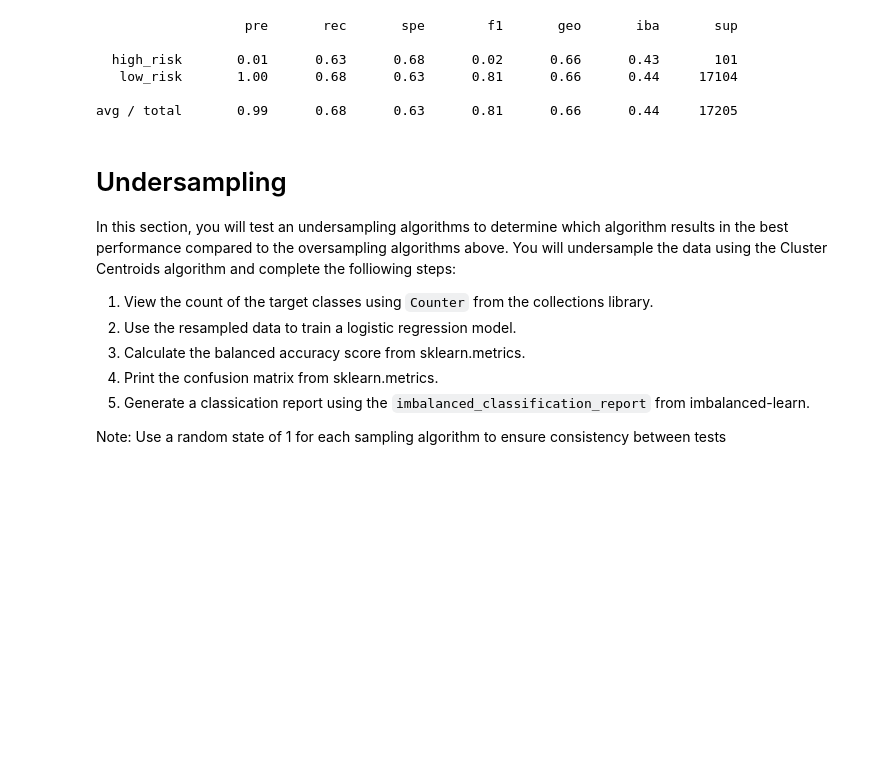
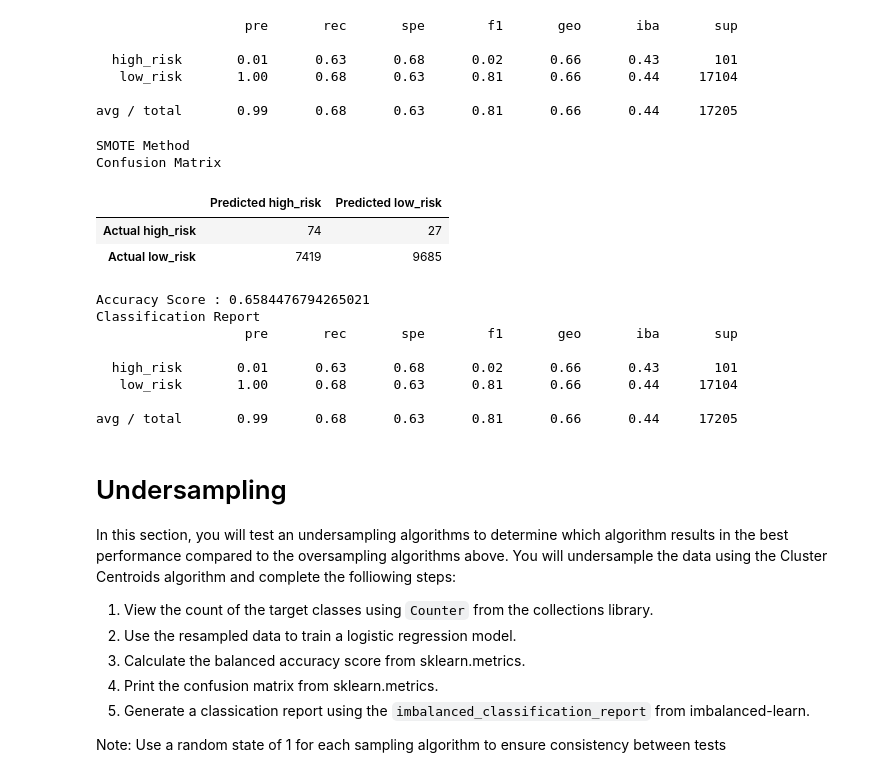
Before and after one commit to Anoobis5/Credit_Risk_Analysis, a Jupyter notebook: credit_risk_resampling.ipynb, the cells around one changed output. Cells and saved outputs as stored; diff of their text form; code cells hidden in the pictures; blank space fills up the shorter version.

```diff
--- a/credit_risk_resampling.ipynb
+++ b/credit_risk_resampling.ipynb
@@ -254,6 +255,29 @@ print(classification_report_imbalanced(y_test, y_pred))
    low_risk       1.00      0.68      0.63      0.81      0.66      0.44     17104
 
 avg / total       0.99      0.68      0.63      0.81      0.66      0.44     17205
+# %%
+# Print the imbalanced classification report
+# Displaying results
+print("SMOTE Method")
+print("Confusion Matrix")
+display(scm_df)
+print(f"Accuracy Score : {acc_score}")
+print("Classification Report")
+print(classification_report_imbalanced(y_test, y_pred))
+# %% [output]
+SMOTE Method
+Confusion Matrix
+|  | Predicted high_risk | Predicted low_risk |
+| Actual high_risk | 74 | 27 |
+| Actual low_risk | 7419 | 9685 |
+Accuracy Score : 0.6584476794265021
+Classification Report
+                   pre       rec       spe        f1       geo       iba       sup
+
+  high_risk       0.01      0.63      0.68      0.02      0.66      0.43       101
+   low_risk       1.00      0.68      0.63      0.81      0.66      0.44     17104
+
+avg / total       0.99      0.68      0.63      0.81      0.66      0.44     17205
 # %% [markdown]
 # Undersampling
 
```
Also changed, not shown: parts of 9 cells of this notebook, 8 other files.
